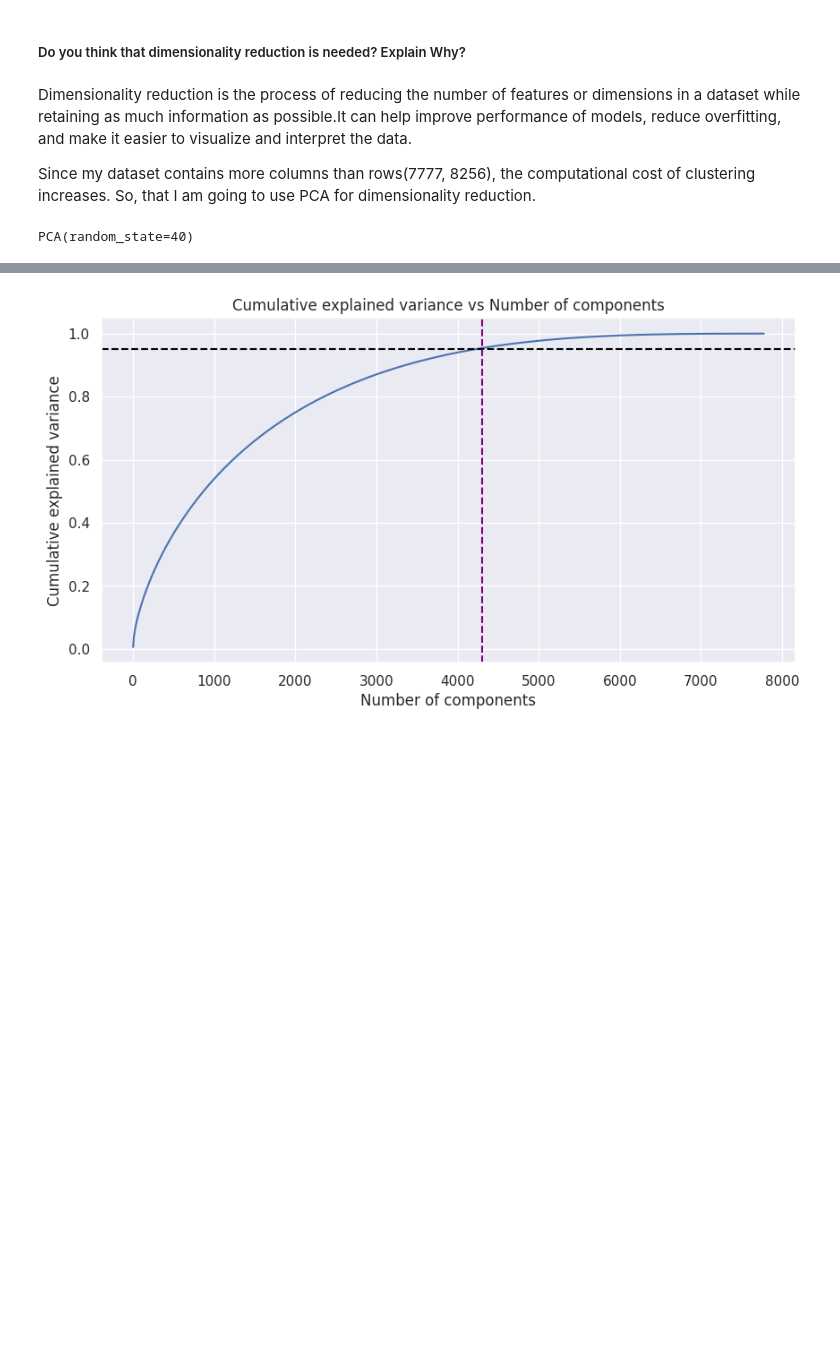
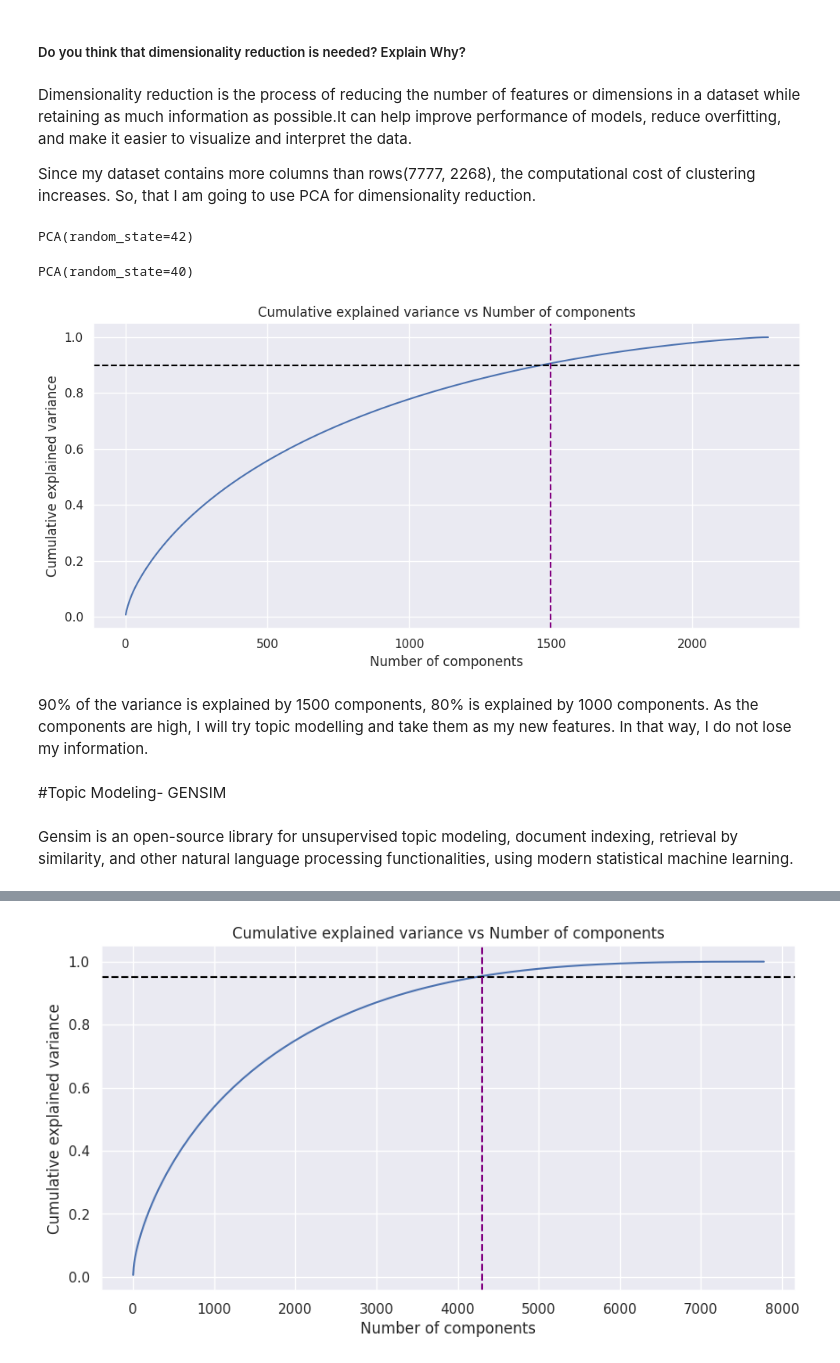
Before and after one commit to subhashsomarouthu/Netflix-Movies-and-TV-Shows-Clustering, a Jupyter notebook: Netflix_Movies_and_TV_Shows_Clustering.ipynb, the cells around one changed output, grey strips where cells are left out. Saved outputs shown, nothing was run; the diff lists cells and outputs as text; code cells hidden in the pictures; blank space fills up the shorter version.

```diff
--- a/Netflix_Movies_and_TV_Shows_Clustering.ipynb
+++ b/Netflix_Movies_and_TV_Shows_Clustering.ipynb
@@ -1529,3 +1823,9 @@ print(f'datatype : {type(x)}')
  [0. 0. 0. ... 0. 0. 0.]]
 shape of the vector : (7777, 8256)
 datatype : <class 'numpy.ndarray'>
+# %%
+vectorizer = TfidfVectorizer()
+
+# Fit the vectorizer on the text data
+vectorizer = TfidfVectorizer(sublinear_tf= True, min_df=10, norm='l2', stop_words='english')
+vectorizer.fit(df_fe['proc_all_features'])
@@ -1531,0 +1834,7 @@ datatype : <class 'numpy.ndarray'>
+# %%
+# Transform the text data into TF-IDF vectors
+x_all= vectorizer.transform(df_fe['proc_all_features']).toarray()
+
+
+
+print(f'shape of the vector : {x_all.shape}')
@@ -1531,0 +1843,2 @@ datatype : <class 'numpy.ndarray'>
+# %%
+x_vectorized=pd.DataFrame(x_all)
@@ -1564,12 +1899,37 @@ It also helps to reduce the dimensionality of the data and increases the weight
 # %% [markdown]
 Dimensionality reduction is the process of reducing the number of features or dimensions in a dataset while retaining as much information as possible.It can help improve performance of models, reduce overfitting, and make it easier to visualize and interpret the data.
 
-Since my dataset contains more columns than rows(7777, 8256), the computational cost of clustering increases. So, that I am going to use PCA for dimensionality reduction.
+Since my dataset contains more columns than rows(7777, 2268), the computational cost of clustering increases. So, that I am going to use PCA for dimensionality reduction.
 # %%
 # DImensionality Reduction (If needed)
 # using PCA to reduce dimensionality
 
 pca = PCA(random_state=40)
-pca.fit(x)
+pca.fit(x_fe)
 # %% [output]
-PCA(random_state=40)
+PCA(random_state=42)
+# %%
+pca = PCA(random_state=40)
+pca.fit(x_vectorized)
+# %% [output]
+PCA(random_state=40)
+# %%
+#visualizing variance explained by number of components
+plt.figure(figsize=(10,5))
+plt.plot(np.cumsum(pca.explained_variance_ratio_))
+plt.title('Cumulative explained variance vs Number of components')
+plt.xlabel('Number of components')
+plt.ylabel('Cumulative explained variance')
+plt.axhline(y= 0.90, color='black', linestyle='--')
+plt.axvline(x= 1500, color='purple', linestyle='--')
+#plt.xticks(ticks = np.arange(0,2300))
+plt.tight_layout()
+plt.show()
+# %% [output]
+[figure, added]
+# %% [markdown]
+90% of the variance is explained by 1500 components, 80% is explained by 1000 components. As the components are high, I will try topic modelling and take them as my new features. In that way, I do not lose my information.
+# %% [markdown]
+#Topic Modeling- GENSIM
+# %% [markdown]
+Gensim is an open-source library for unsupervised topic modeling, document indexing, retrieval by similarity, and other natural language processing functionalities, using modern statistical machine learning.
```
Also changed, not shown: parts of 140 cells of this notebook.
